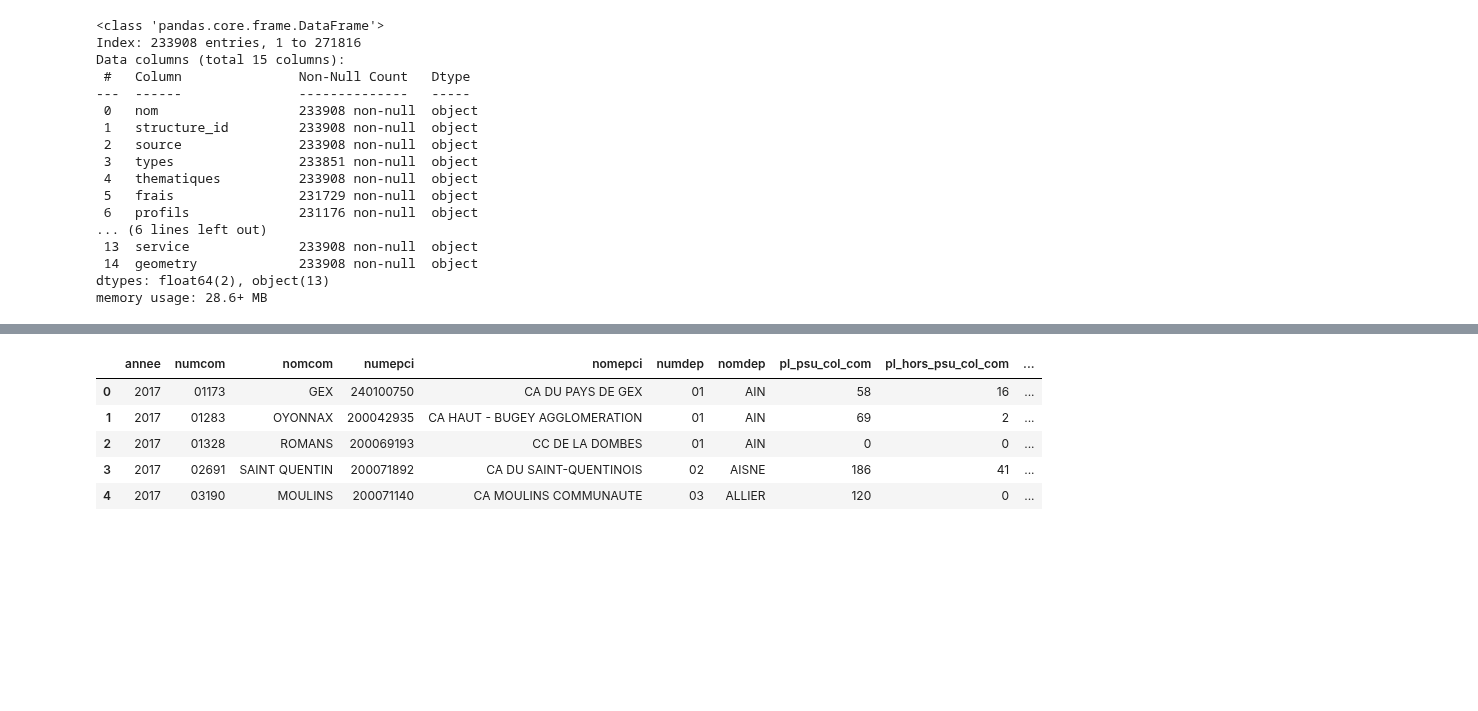
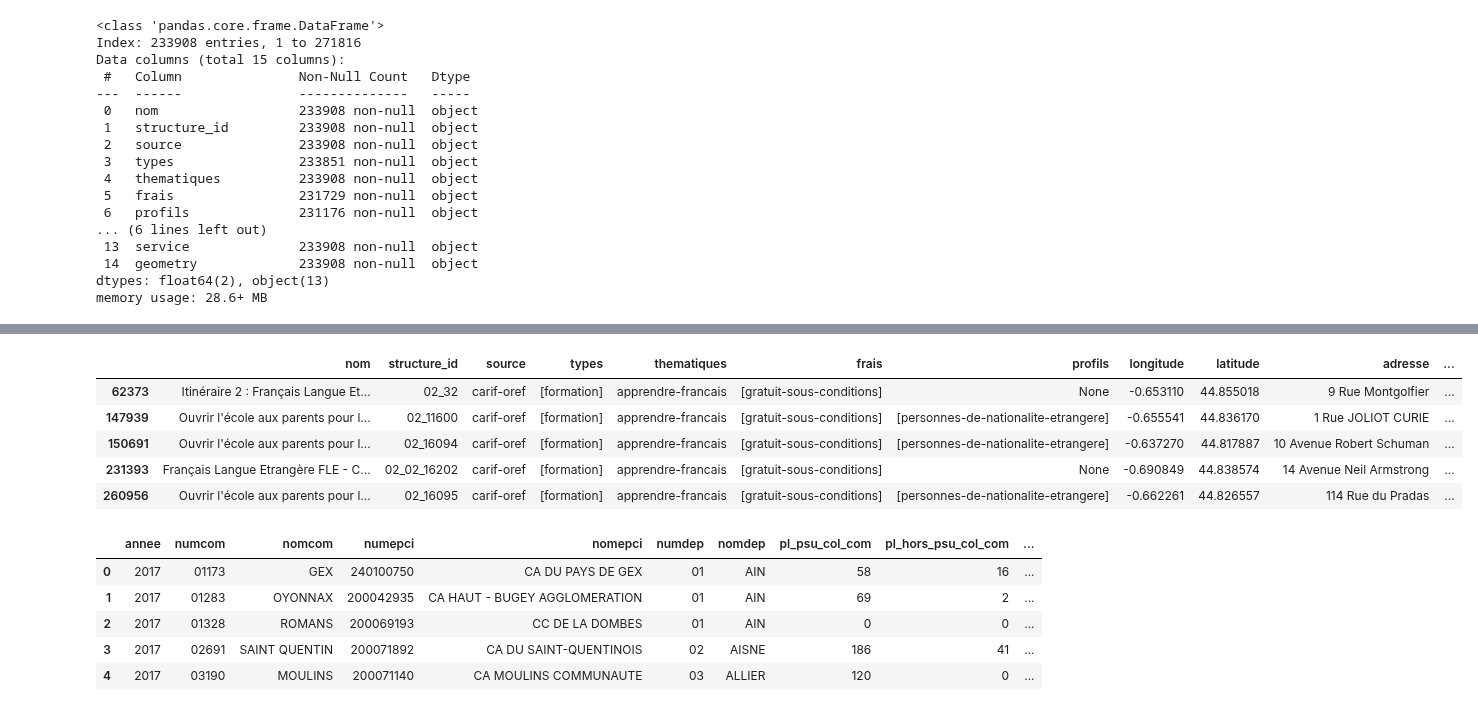
Before and after one commit to jbesan/13_odis_stream2, a Jupyter notebook: notebooks/odis_stream2_data_gathering.ipynb, the cells around one changed output, grey strips where cells are left out. Saved outputs shown, nothing was run; the diff lists cells and outputs as text; code cells hidden in the pictures; blank space fills up the shorter version.

```diff
--- a/notebooks/odis_stream2_data_gathering.ipynb
+++ b/notebooks/odis_stream2_data_gathering.ipynb
@@ -696,3 +762,6 @@ dtypes: float64(2), object(13)
 memory usage: 28.6+ MB
 # %%
 df_clean.to_parquet('../csv/odis_services_incl_exploded.parquet')
+# %%
+di = pd.read_parquet('../csv/odis_services_incl_exploded.parquet')
+di.head()
@@ -699,3 +784,12 @@ df_clean.to_parquet('../csv/odis_services_incl_exploded.parquet')
+# %%
+di[(di.codgeo == '33281') & (di.categorie == 'apprendre-francais')]
+# %% [output]
+|  | nom | structure_id | source | types | thematiques | frais | profils | longitude | latitude | adresse | ... |
+| 62373 | Itinéraire 2 : Français Langue Et... | 02_32 | carif-oref | [formation] | apprendre-francais | [gratuit-sous-conditions] | None | -0.653110 | 44.855018 | 9 Rue Montgolfier | ... |
+| 147939 | Ouvrir l'école aux parents pour l... | 02_11600 | carif-oref | [formation] | apprendre-francais | [gratuit-sous-conditions] | [personnes-de-nationalite-etrangere] | -0.655541 | 44.836170 | 1 Rue JOLIOT CURIE | ... |
+| 150691 | Ouvrir l'école aux parents pour l... | 02_16094 | carif-oref | [formation] | apprendre-francais | [gratuit-sous-conditions] | [personnes-de-nationalite-etrangere] | -0.637270 | 44.817887 | 10 Avenue Robert Schuman | ... |
+| 231393 | Français Langue Etrangère FLE - C... | 02_02_16202 | carif-oref | [formation] | apprendre-francais | [gratuit-sous-conditions] | None | -0.690849 | 44.838574 | 14 Avenue Neil Armstrong | ... |
+| 260956 | Ouvrir l'école aux parents pour l... | 02_16095 | carif-oref | [formation] | apprendre-francais | [gratuit-sous-conditions] | [personnes-de-nationalite-etrangere] | -0.662261 | 44.826557 | 114 Rue du Pradas | ... |
 # %%
 pe = pd.read_parquet('../csv/CAF_places_offertes_petite_enfance.parquet')
 pe.head()
```
Also changed, not shown: parts of 11 cells of this notebook, 26 other files.
